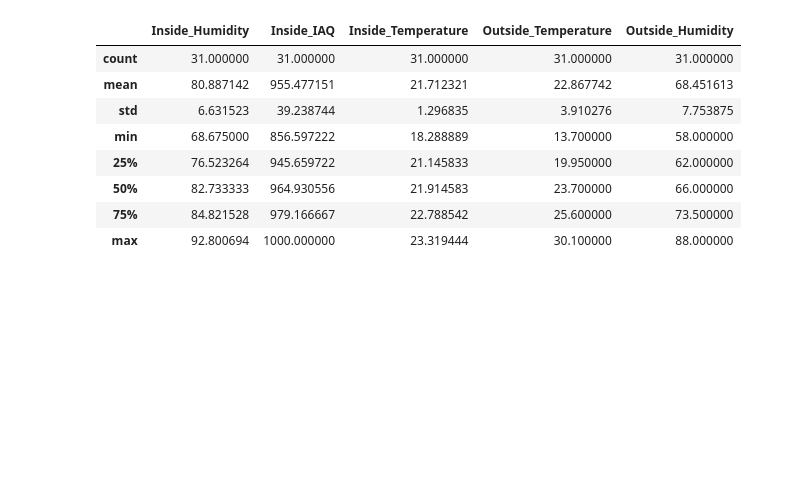
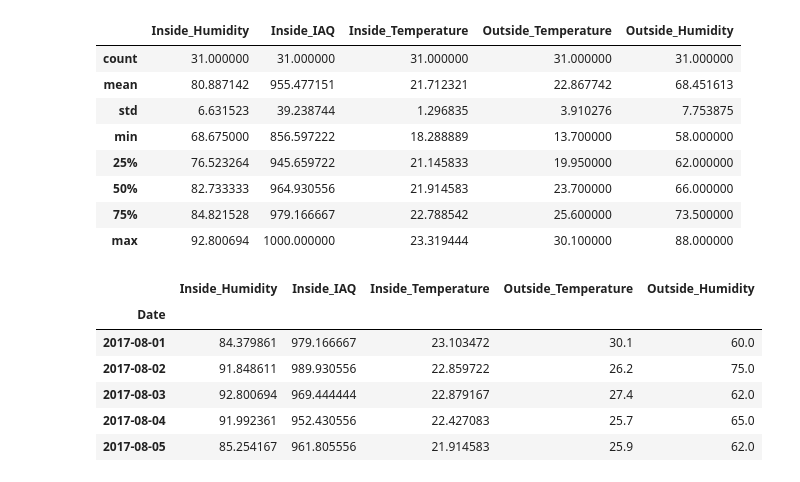
Before and after one commit to volderette/clairy, a Jupyter notebook: Clairy.ipynb, the cells around one changed output. Saved outputs shown, nothing was run; the diff lists cells and outputs as text; code cells hidden in the pictures; blank space fills up the shorter version.

```diff
--- a/Clairy.ipynb
+++ b/Clairy.ipynb
@@ -85,15 +123,25 @@ hist_weather.head()
 # %%
 joined = data.join(hist_weather, how='outer')
+
+# Check data
 joined.describe()
+joined.head()
 # %% [output]
 |  | Inside_Humidity | Inside_IAQ | Inside_Temperature | Outside_Temperature | Outside_Humidity |
 | count | 31.000000 | 31.000000 | 31.000000 | 31.000000 | 31.000000 |
 | mean | 80.887142 | 955.477151 | 21.712321 | 22.867742 | 68.451613 |
 | std | 6.631523 | 39.238744 | 1.296835 | 3.910276 | 7.753875 |
 | min | 68.675000 | 856.597222 | 18.288889 | 13.700000 | 58.000000 |
 | 25% | 76.523264 | 945.659722 | 21.145833 | 19.950000 | 62.000000 |
 | 50% | 82.733333 | 964.930556 | 21.914583 | 23.700000 | 66.000000 |
 | 75% | 84.821528 | 979.166667 | 22.788542 | 25.600000 | 73.500000 |
 | max | 92.800694 | 1000.000000 | 23.319444 | 30.100000 | 88.000000 |
+|  | Inside_Humidity | Inside_IAQ | Inside_Temperature | Outside_Temperature | Outside_Humidity |
+| Date |  |  |  |  |  |
+| 2017-08-01 | 84.379861 | 979.166667 | 23.103472 | 30.1 | 60.0 |
+| 2017-08-02 | 91.848611 | 989.930556 | 22.859722 | 26.2 | 75.0 |
+| 2017-08-03 | 92.800694 | 969.444444 | 22.879167 | 27.4 | 62.0 |
+| 2017-08-04 | 91.992361 | 952.430556 | 22.427083 | 25.7 | 65.0 |
+| 2017-08-05 | 85.254167 | 961.805556 | 21.914583 | 25.9 | 62.0 |
 # %%
 joined[['Inside_Temperature', 'Outside_Temperature']].plot.line()
```
Also changed, not shown: parts of 13 cells of this notebook.
